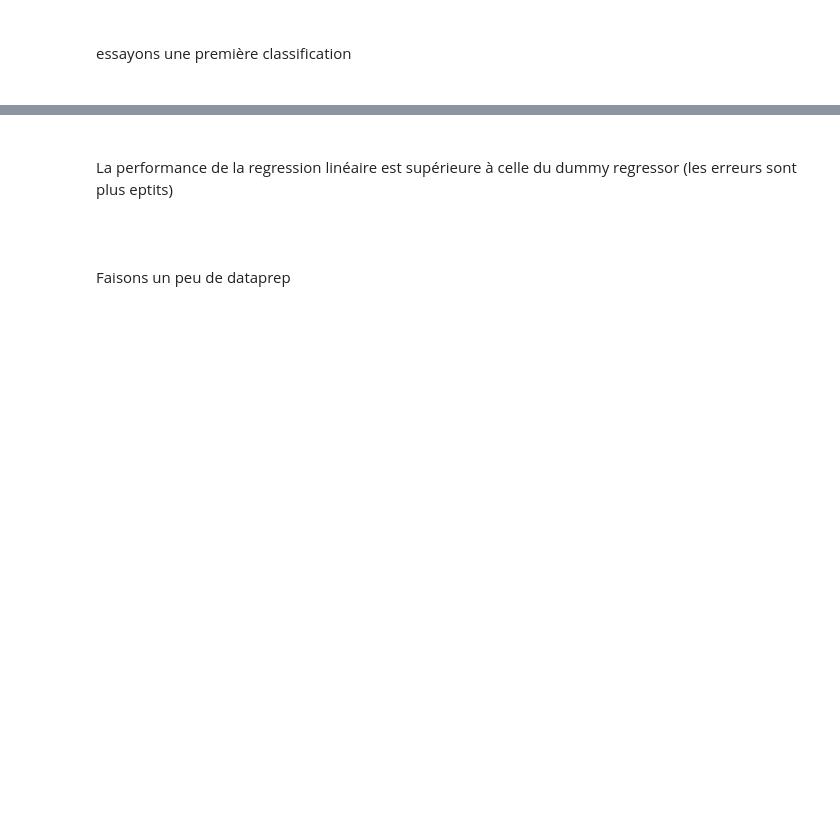
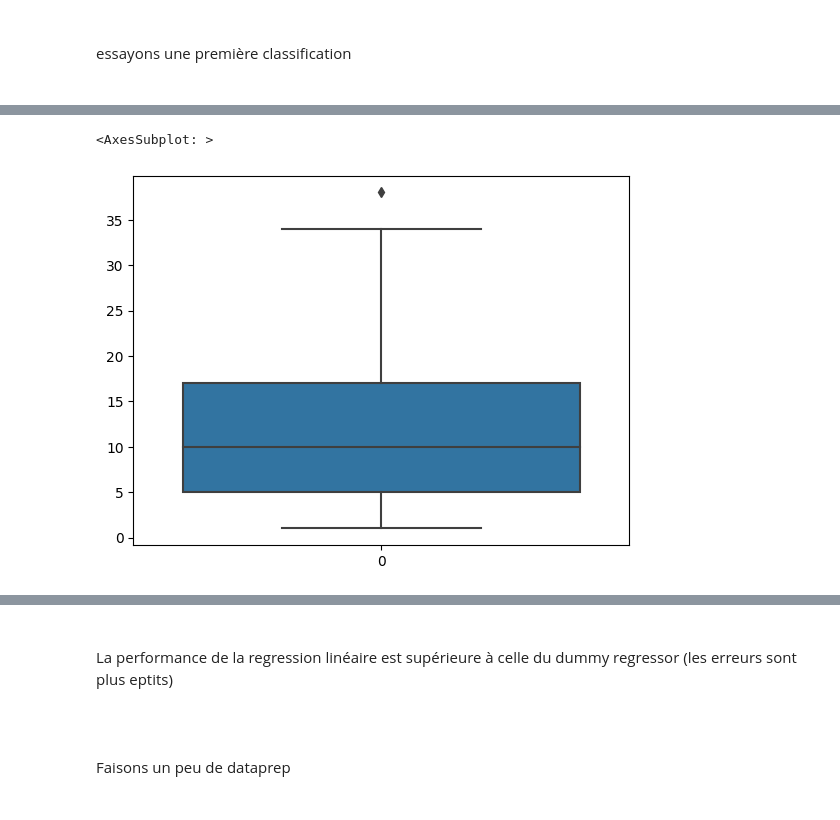
Before and after one commit to rennyatwork/CegepSteFoy_IA, a Jupyter notebook: 05_MachineLearning/TP01/tp01_regression_v02.ipynb, the cells around one changed output, grey strips where cells are left out. Drawn from its saved outputs; the diff is of its cells as text; code cells hidden in the pictures; blank space fills up the shorter version.

```diff
--- a/05_MachineLearning/TP01/tp01_regression_v02.ipynb
+++ b/05_MachineLearning/TP01/tp01_regression_v02.ipynb
@@ -249,0 +263,5 @@ Root Mean Squared Error - [RMSE]: 4.927
+# %%
+sns.boxplot(dfY)
+# %% [output]
+<AxesSubplot: >
+[figure, added]
```
Also changed, not shown: parts of 65 cells of this notebook.
